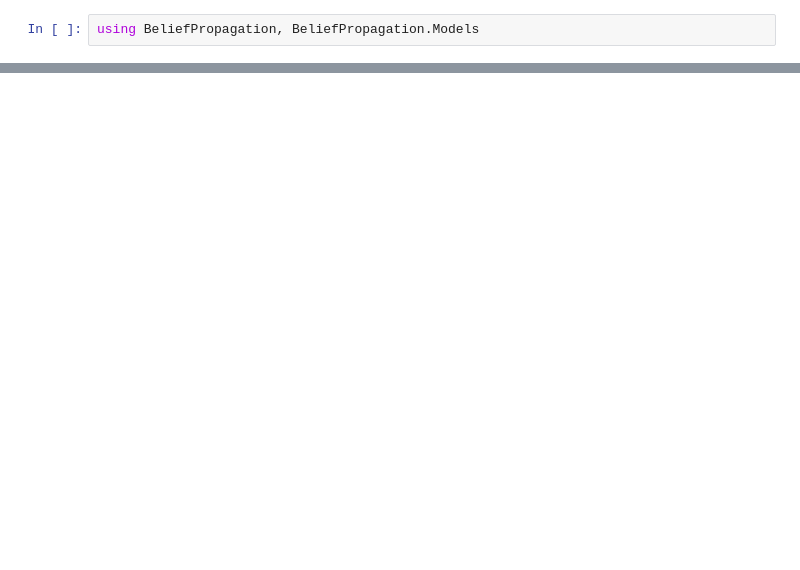
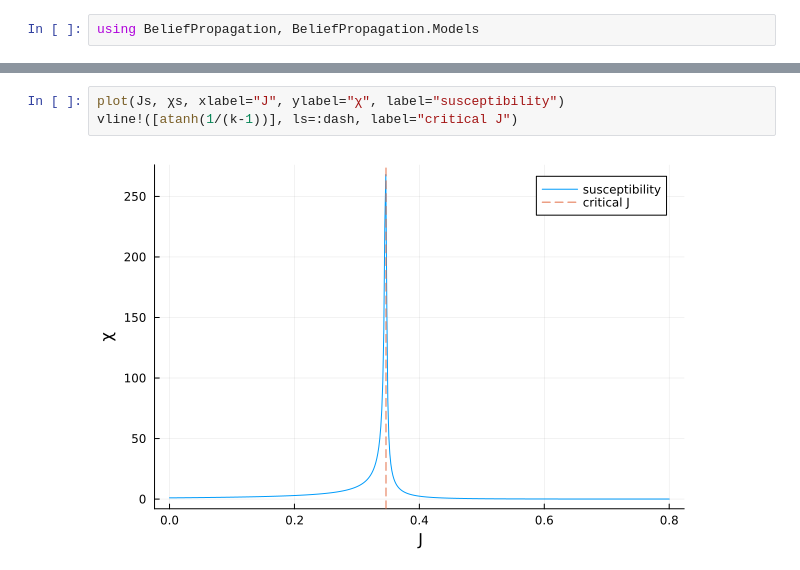
Before and after one commit to stecrotti/BeliefPropagation.jl, a Jupyter notebook: examples/ising.ipynb, the cells around one changed output, grey strips where cells are left out. Cells and saved outputs as stored; diff of their text form; blank space fills up the shorter version.

```diff
--- a/examples/ising.ipynb
+++ b/examples/ising.ipynb
@@ -23,0 +43,5 @@ plot(Js, ms, xlabel="J", ylabel="m", label="")
+# %%
+plot(Js, χs, xlabel="J", ylabel="χ", label="susceptibility")
+vline!([atanh(1/(k-1))], ls=:dash, label="critical J")
+# %% [output]
+[figure, added]
```
Also changed, not shown: parts of 8 cells of this notebook.
